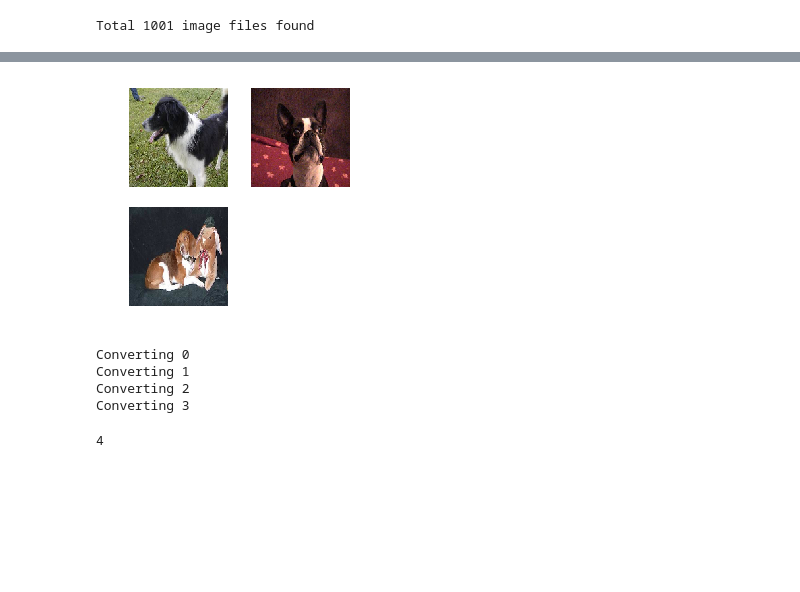
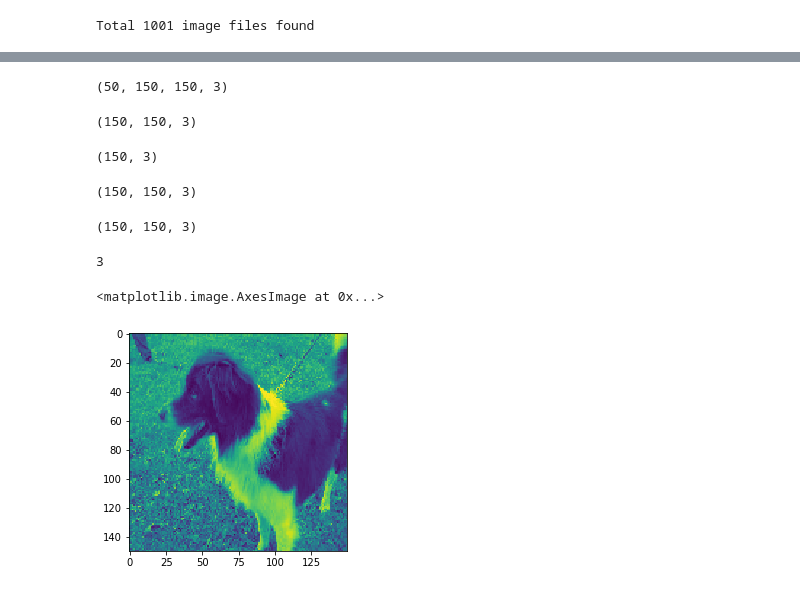
Before and after one commit to shivampip/NotDog, a Jupyter notebook: shiv.ipynb, the cells around one changed output, grey strips where cells are left out. Drawn from its saved outputs; the diff is of its cells as text; code cells hidden in the pictures; blank space fills up the shorter version.

```diff
--- a/shiv.ipynb
+++ b/shiv.ipynb
@@ -22,15 +20,7 @@ Resizing data/dog/dog.782.jpg
-# %%
-idata.plot_processed_sample(count=3)
-# %% [output]
-[figure, removed]
 # %%
-nps= idata.to_numpy()
+nps= idata.to_numpy(silent=True)
-# %% [output]
-Converting 0
-Converting 1
-Converting 2
-Converting 3
-# %%
-len(nps)
-# %% [output]
-4
+# %%
+data= np.array([a for a in nps])
+data.shape
+# %% [output]
+(50, 150, 150, 3)
@@ -36,0 +29,26 @@ len(nps)
+# %%
+data[0].shape
+# %% [output]
+(150, 150, 3)
+# %%
+data[0][0].shape
+# %% [output]
+(150, 3)
+# %%
+data[0][:].shape
+# %% [output]
+(150, 150, 3)
+# %%
+id= data[0]
+id.shape
+# %% [output]
+(150, 150, 3)
+# %%
+id.ndim
+# %% [output]
+3
+# %%
+plt.imshow(id[:,:,0])
+# %% [output]
+<matplotlib.image.AxesImage at 0x...>
+[figure, added]
```
Also changed, not shown: parts of 5 cells of this notebook, 1 other file.
